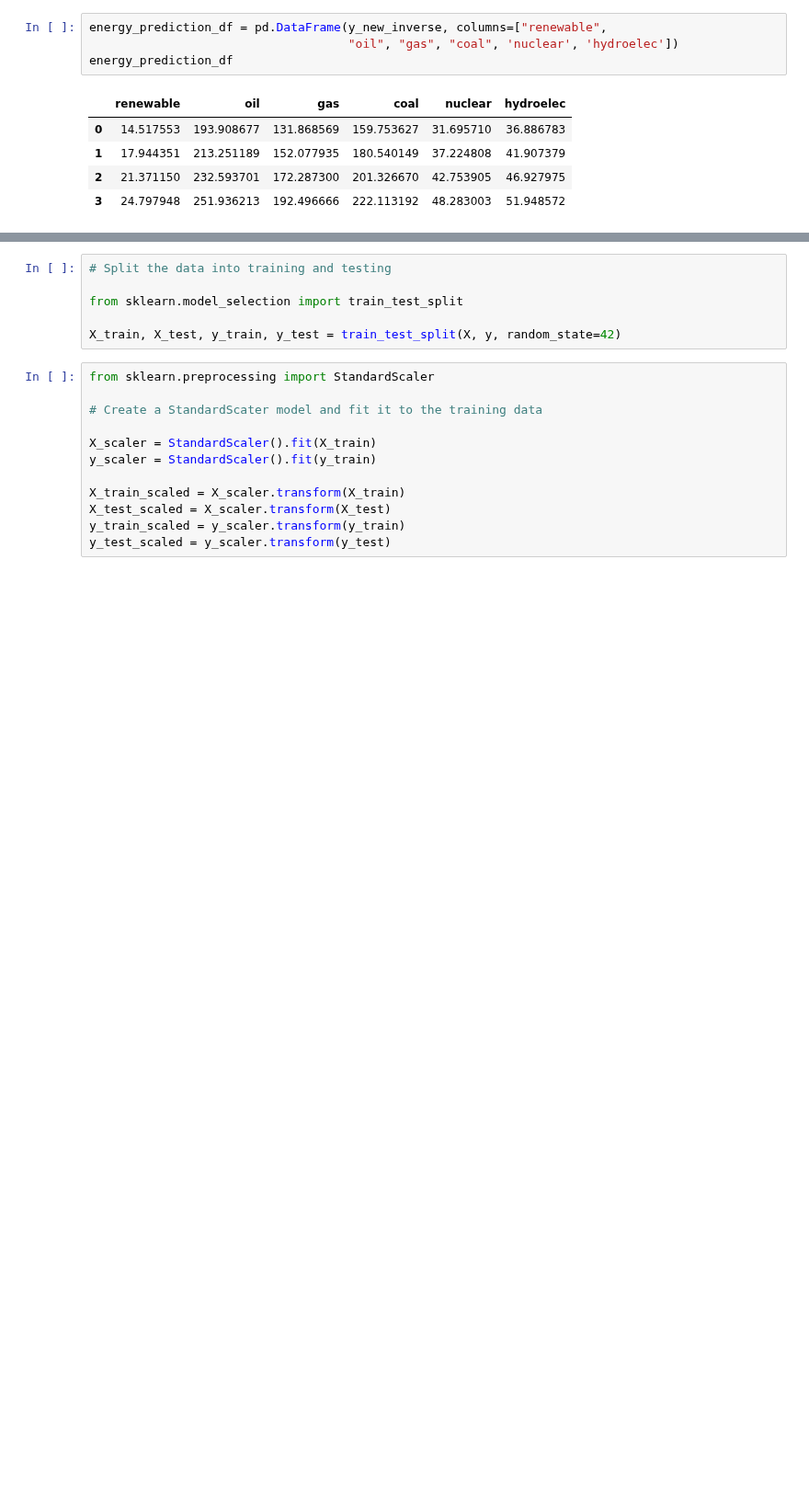
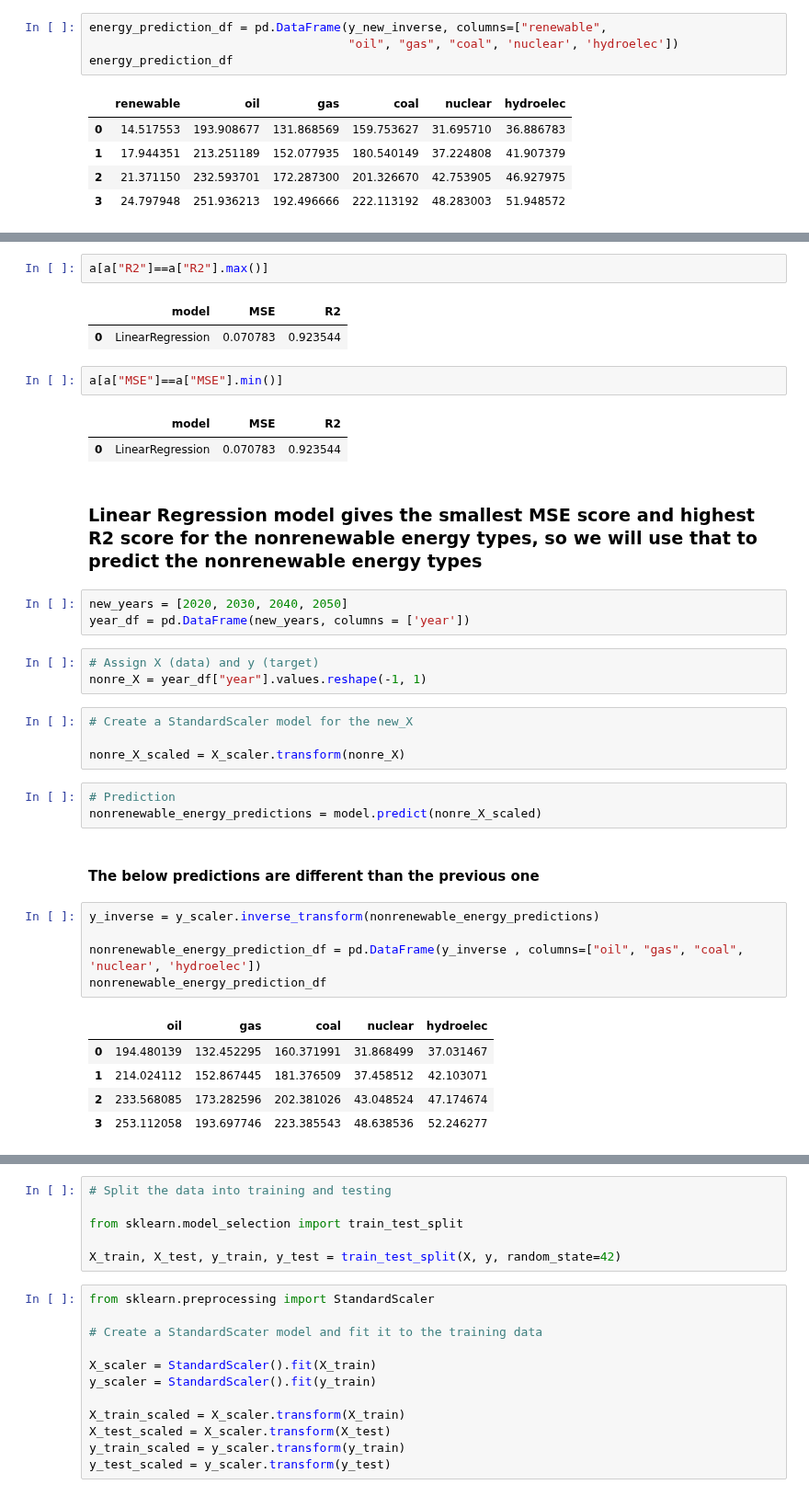
Before and after one commit to yuyhong23/One-Hot_Future, a Jupyter notebook: machine_learning_energy_types.ipynb, the cells around one changed output, grey strips where cells are left out. Shown at 92% size. Saved outputs shown, nothing was run; the diff lists cells and outputs as text; blank space fills up the shorter version.

```diff
--- a/machine_learning_energy_types.ipynb
+++ b/machine_learning_energy_types.ipynb
@@ -344,0 +451,38 @@ energy_prediction_df
+# %%
+a[a["R2"]==a["R2"].max()]
+# %% [output]
+|  | model | MSE | R2 |
+| 0 | LinearRegression | 0.070783 | 0.923544 |
+# %%
+a[a["MSE"]==a["MSE"].min()]
+# %% [output]
+|  | model | MSE | R2 |
+| 0 | LinearRegression | 0.070783 | 0.923544 |
+# %% [markdown]
+### Linear Regression model gives the smallest MSE score and highest R2 score for the nonrenewable energy types, so we will use that to predict the nonrenewable energy types
+# %%
+new_years = [2020, 2030, 2040, 2050]
+year_df = pd.DataFrame(new_years, columns = ['year'])
+# %%
+# Assign X (data) and y (target)
+nonre_X = year_df["year"].values.reshape(-1, 1)
+# %%
+# Create a StandardScaler model for the new_X
+
+nonre_X_scaled = X_scaler.transform(nonre_X)
+# %%
+# Prediction
+nonrenewable_energy_predictions = model.predict(nonre_X_scaled)
+# %% [markdown]
+#### The below predictions are different than the previous one
+# %%
+y_inverse = y_scaler.inverse_transform(nonrenewable_energy_predictions)
+
+nonrenewable_energy_prediction_df = pd.DataFrame(y_inverse , columns=["oil", "gas", "coal", 'nuclear', 'hydroelec'])
+nonrenewable_energy_prediction_df
+# %% [output]
+|  | oil | gas | coal | nuclear | hydroelec |
+| 0 | 194.480139 | 132.452295 | 160.371991 | 31.868499 | 37.031467 |
+| 1 | 214.024112 | 152.867445 | 181.376509 | 37.458512 | 42.103071 |
+| 2 | 233.568085 | 173.282596 | 202.381026 | 43.048524 | 47.174674 |
+| 3 | 253.112058 | 193.697746 | 223.385543 | 48.638536 | 52.246277 |
```
Also changed, not shown: parts of 14 cells of this notebook.
